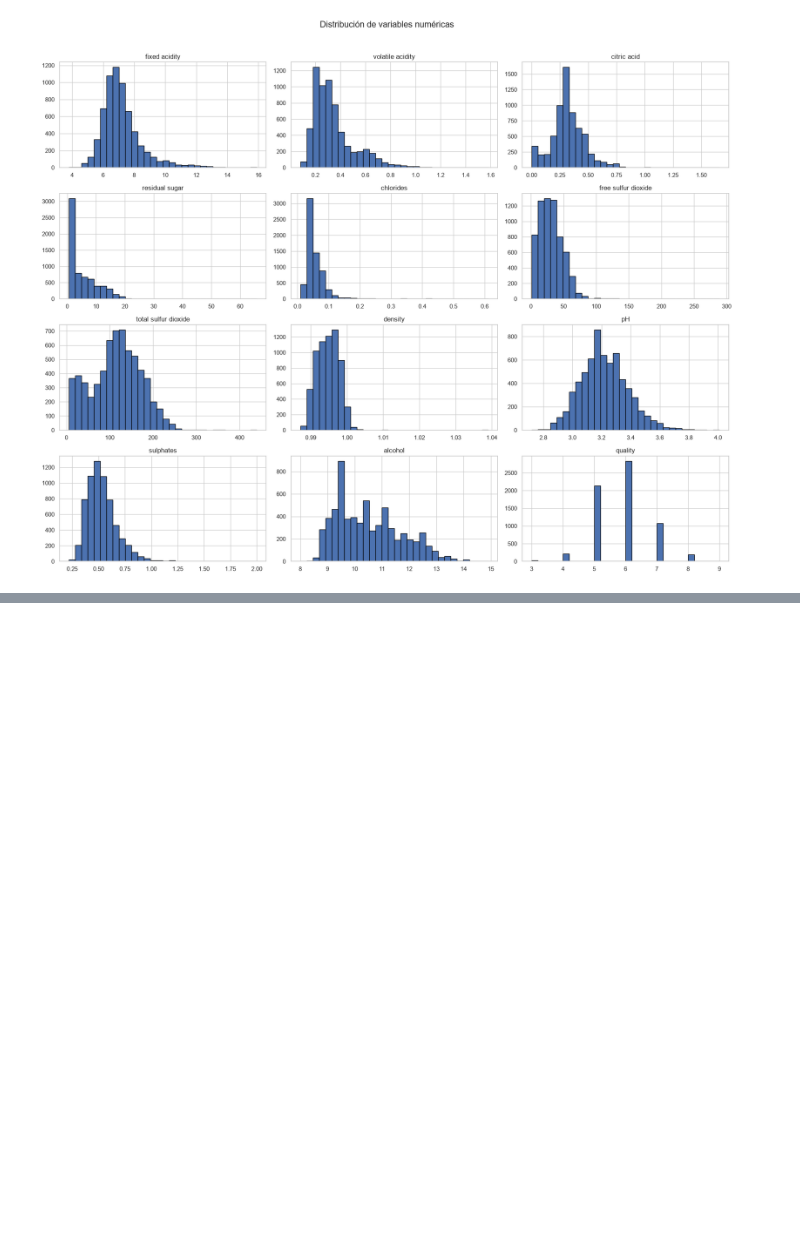
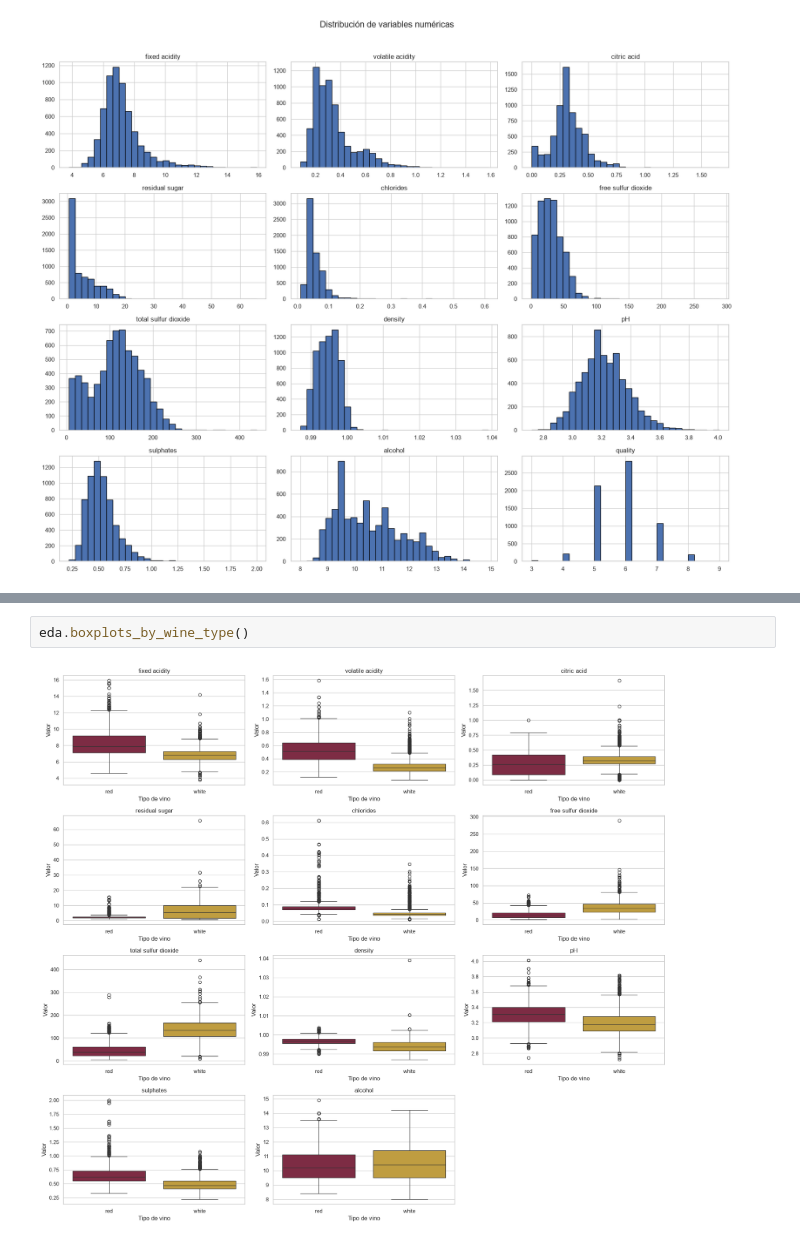
Before and after one commit to MauOrtizC/Proyecto-D-Sistema-de-Prediccion-de-Calidad-de-Vino, a Jupyter notebook: notebooks/01_EDA.ipynb, the cells around one changed output, grey strips where cells are left out. Saved outputs shown, nothing was run; the diff lists cells and outputs as text; blank space fills up the shorter version.

```diff
--- a/notebooks/01_EDA.ipynb
+++ b/notebooks/01_EDA.ipynb
@@ -164,0 +183,4 @@ eda.numerical_distributions()
+# %%
+eda.boxplots_by_wine_type()
+# %% [output]
+[figure, added]
```
Also changed, not shown: parts of 11 cells of this notebook, 4 other files.
